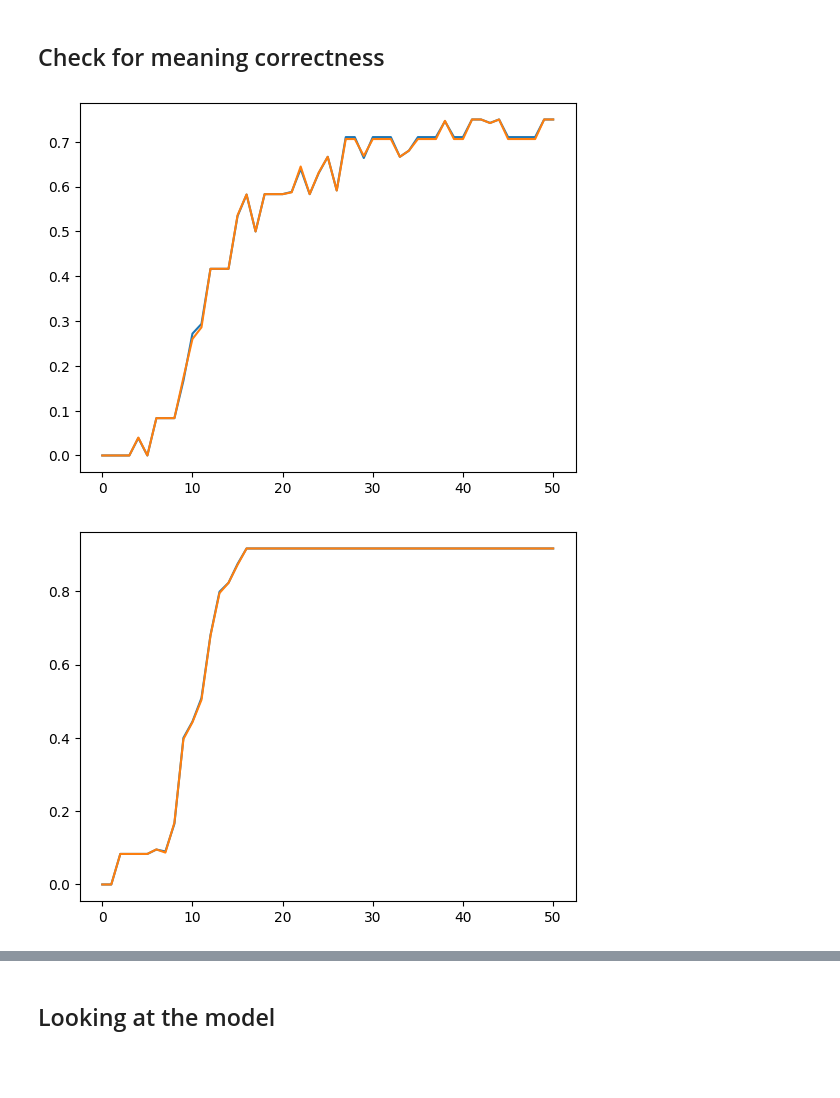
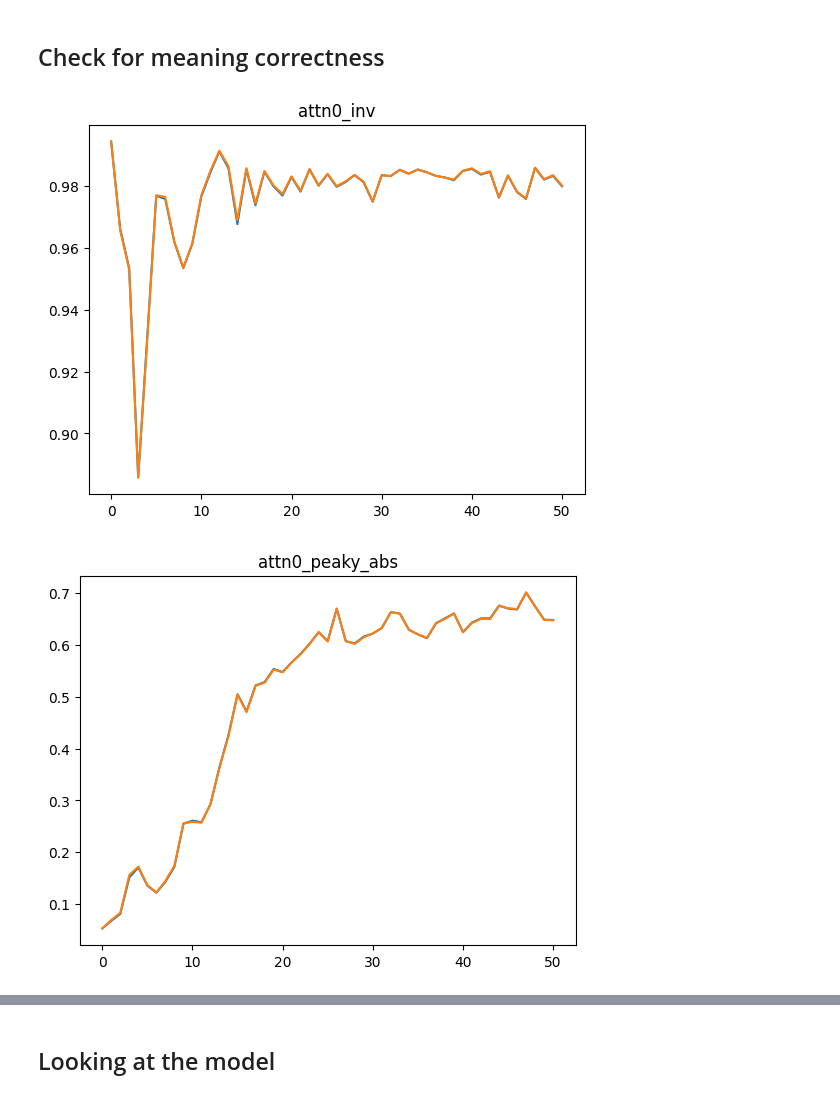
Before and after one commit to fairinternal/composable-llm, a Jupyter notebook: notebooks/scratchpad.ipynb, the cells around one changed output, grey strips where cells are left out. Drawn from its saved outputs; the diff is of its cells as text; code cells hidden in the pictures; blank space fills up the shorter version.

Commit message:
attention plots

```diff
--- a/notebooks/scratchpad.ipynb
+++ b/notebooks/scratchpad.ipynb
@@ -57,10 +57,10 @@ eval_dim = evals.shape[1] // 2
 meaning = checkpoint['meaning']
 assert len(meaning) == eval_dim
 # %%
-acc_by_len = 1 - evals[:, :n_len]
-test_acc_by_len = 1 - evals[:, eval_dim:eval_dim + n_len]
-spe_acc = 1 - evals[:, n_len:n_len + 3]
-test_spe_acc = 1 - evals[:, eval_dim + n_len:eval_dim + n_len + 3]
+acc_by_len = evals[:, :n_len]
+test_acc_by_len = evals[:, eval_dim:eval_dim + n_len]
+spe_acc = evals[:, n_len:n_len + 3]
+test_spe_acc = evals[:, eval_dim + n_len:eval_dim + n_len + 3]
 # %%
 fig, axes = plt.subplots(2, 2, figsize=(10, 6))
 axes[0, 0].plot(timestamps, acc_by_len)
@@ -85,18 +85,19 @@ for i in range(nb_len):
 # %% [markdown]
 ## Check for meaning correctness
 # %%
-for eval in ['attn0_peaky_thres', 'attn1_peaky_thres', 'attn0_inv', 'attn1_inv']:
+for eval in ['attn0_inv', 'attn0_peaky_abs', 'attn0_peaky_thres', 'attn1_inv', 'attn1_peaky_abs', 'attn1_peaky_thres']:
     ind = np.zeros(len(meaning), dtype=bool)
     for i, stri in enumerate(meaning):
         if stri.startswith(eval):
             ind[i] = True
     train_ind = np.hstack((np.zeros_like(ind), ind))
     train_tmp = evals[:, train_ind]
     test_ind = np.hstack((ind, np.zeros_like(ind)))
     test_tmp = evals[:, test_ind]
-    plt.figure()
-    plt.plot(train_tmp[:, -1])
-    plt.plot(test_tmp[:, -1])
+    fig, ax = plt.subplots()
+    ax.plot(train_tmp[:, -1])
+    ax.plot(test_tmp[:, -1])
+    ax.set_title(eval)
 # %% [output]
-[figure, old version]
+[figure, new version]
-[figure, old version]
+[figure, new version]
```
Also changed, not shown: parts of 6 cells of this notebook.
